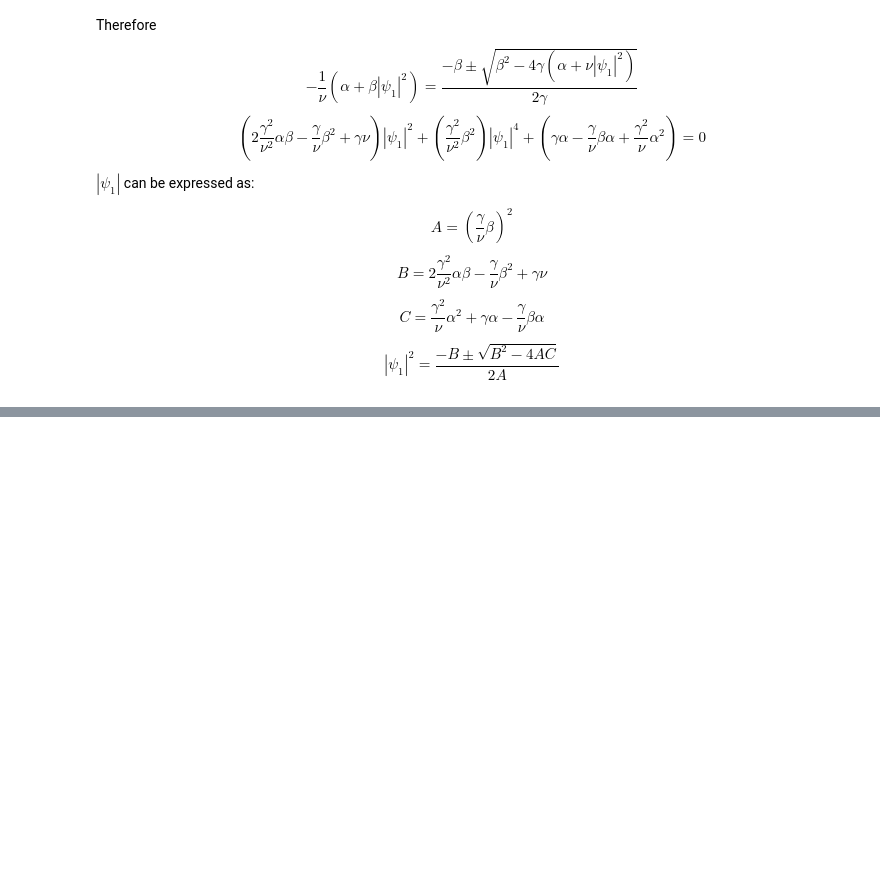
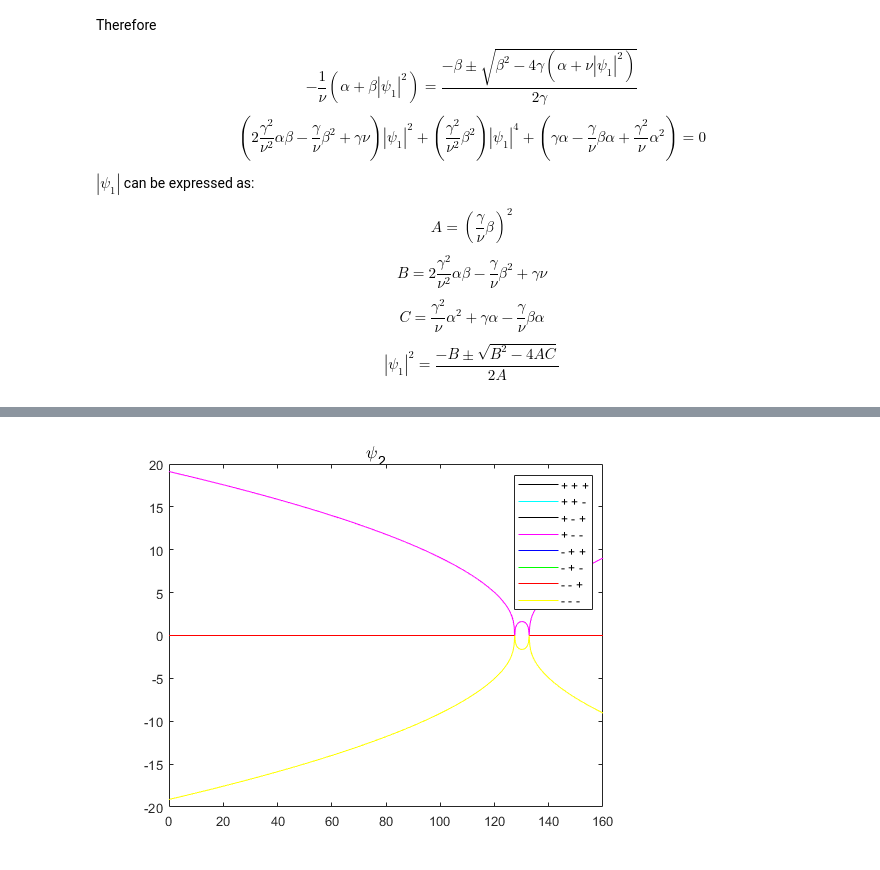
Before and after one commit to Gustavo-01/Projeto_daf, a Jupyter notebook: Project.ipynb, the cells around one changed output, grey strips where cells are left out. Cells and saved outputs as stored; diff of their text form; code cells hidden in the pictures; blank space fills up the shorter version.

```diff
--- a/Project.ipynb
+++ b/Project.ipynb
@@ -293,21 +283,20 @@ ylim([-10 10])
 # %%
 figure(2)
 sgtitle('\psi_2')
-plot(Ts2,Psi_2_plus_pp(Ts2),"-k")
+plot(T,Psi_2_plus_pp(T),"-k")
 hold on
-plot(Ts2,Psi_2_plus_pm(Ts2),"c")
+plot(T,Psi_2_plus_pm(T),"c")
 hold on
-plot(Ts2,Psi_2_plus_mp(Ts2),"k")
+plot(T,Psi_2_plus_mp(T),"k")
 hold on
-plot(Ts2,Psi_2_plus_mm(Ts2),"m")
+plot(T,Psi_2_plus_mm(T),"m")
 hold on
-plot(Ts2,Psi_2_minus_pp(Ts2),"b")
+plot(T,Psi_2_minus_pp(T),"b")
 hold on
-plot(Ts2,Psi_2_minus_pm(Ts2),"g")
+plot(T,Psi_2_minus_pm(T),"g")
 hold on
-plot(Ts2,Psi_2_minus_mp(Ts2),"r")
+plot(T,Psi_2_minus_mp(T),"r")
 hold on
-plot(Ts2,Psi_2_minus_mm(Ts2),"y")
+plot(T,Psi_2_minus_mm(T),"y")
 legend("+ + +","+ + -","+ - +","+ - -","- + +","- + -","- - +","- - -")
-xlim([0 20])
-ylim([-10 10])
+# %% [output]
@@ -313,0 +311 @@ ylim([-10 10])
+[figure, added]
```
Also changed, not shown: parts of 11 cells of this notebook.
